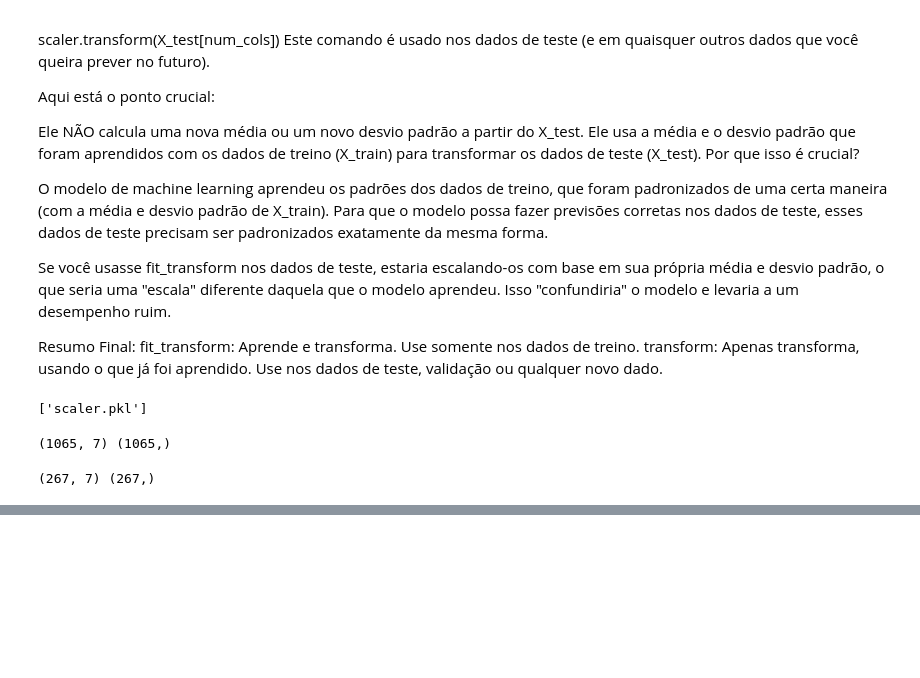
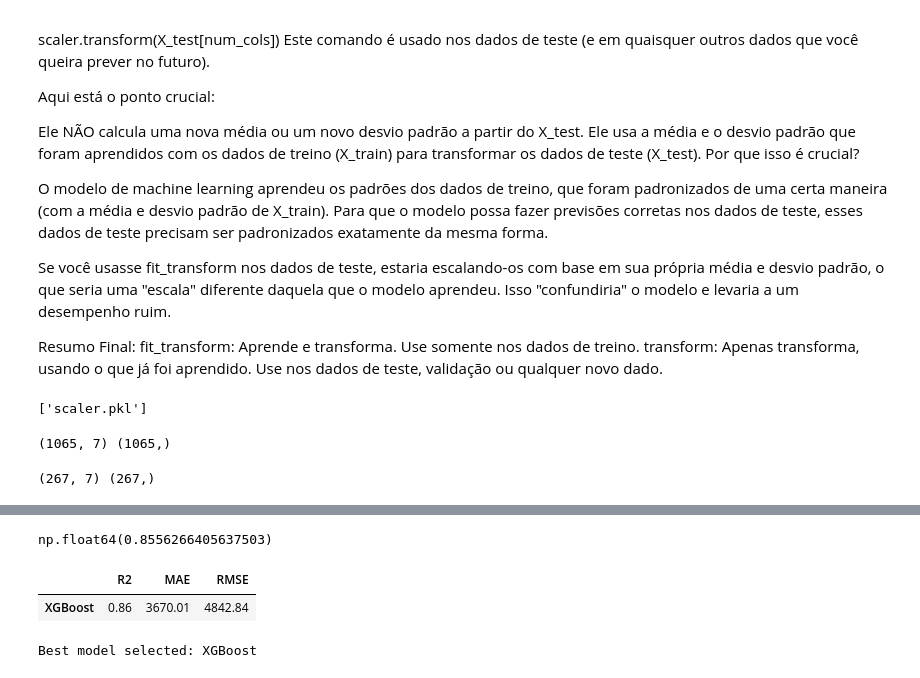
Before and after one commit to Gabrielxdev/Insurance_claim_predictor, a Jupyter notebook: model.ipynb, the cells around one changed output, grey strips where cells are left out. Cells and saved outputs as stored; diff of their text form; code cells hidden in the pictures; blank space fills up the shorter version.

Commit message:
refatorando o código e melhorando o modelo

```diff
--- a/model.ipynb
+++ b/model.ipynb
@@ -819,0 +660,13 @@ LinearRegression model trained
+# %%
+best_r2 = results_df['R2'].max()
+# %%
+best_r2
+# %% [output]
+np.float64(0.8556266405637503)
+# %%
+top_model = results_df[results_df["R2"] == best_r2]
+# %%
+top_model
+# %% [output]
+|  | R2 | MAE | RMSE |
+| XGBoost | 0.86 | 3670.01 | 4842.84 |
@@ -819,0 +675,5 @@ LinearRegression model trained
+# %%
+joblib.dump(best_model, "best_model.pkl")
+print(f"Best model selected: {top_model.index[0]}")
+# %% [output]
+Best model selected: XGBoost
```
Also changed, not shown: parts of 12 cells of this notebook.
